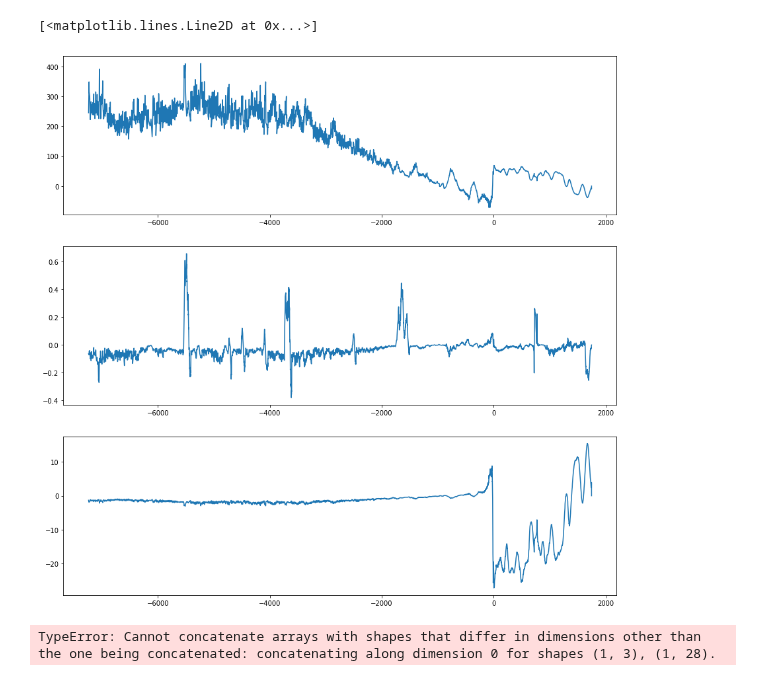
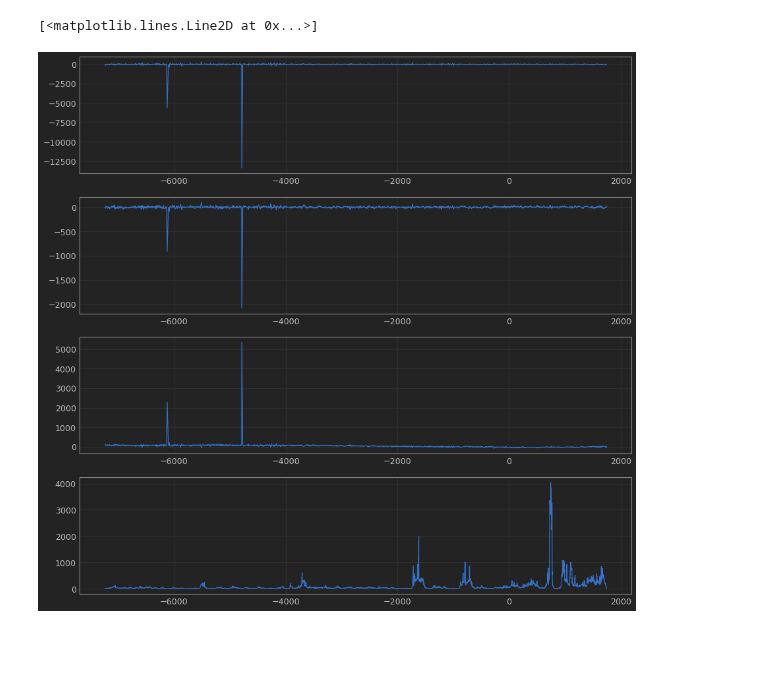
Before and after one commit to SharmaLlama/ticktack, a Jupyter notebook: notebooks/Injection_Recovery.ipynb, the cells around one changed output. Saved outputs shown, nothing was run; the diff lists cells and outputs as text; code cells hidden in the pictures; blank space fills up the shorter version.

```diff
--- a/notebooks/Injection_Recovery.ipynb
+++ b/notebooks/Injection_Recovery.ipynb
@@ -139,30 +137,29 @@ def regression(start, size, /, data=None):
     masked_matrix = design_matrix(masked_data[0])
     lst_square = jax.numpy.linalg.lstsq(masked_matrix.T, masked_data[1].reshape(-1, 1))
     lst_square = lst_square[0].reshape(-1)
+    # So this is all working
 
-    #Need to take this out and play with it
     model = matrix_multiply(masked_matrix.T, lst_square)
-    chi_squared = (masked_data[1] - model) ** 2 / masked_data[2] ** 2
-    return jax.numpy.vstack([lst_square, chi_squared])
+    chi_squared = jax.numpy.sum((masked_data[1] - model) ** 2 / masked_data[2] ** 2)
+    return jax.numpy.hstack([lst_square, chi_squared])
 # %%
 time_series = jax.numpy.sort(intcal[0])
 # %%
 parameters = jax.numpy.array([
-    regression(start, data=intcal) for start in time_series
+    regression(start, 50, data=intcal) for start in time_series
 ])
 # %%
-figure, axes = pyplot.subplots(3, 1, figsize=(15, 15))
+figure, axes = pyplot.subplots(4, 1, figsize=(15, 15))
 axes[0].plot(time_series, parameters[:, 2])
 axes[1].plot(time_series, parameters[:, 1])
 axes[2].plot(time_series, parameters[:, 0])
+axes[3].plot(time_series, parameters[:, 3])
 # %% [output]
 [<matplotlib.lines.Line2D at 0x...>]
-[figure, old version]
+[figure, new version]
 # %%
 test_sample = load("miyake12.csv", sep=" ")
 # %%
 test_parameters = jax.numpy.array(
     [regression(year, 25, data=test_sample) for year in test_sample[0]]
 )
-# %% [output]
-TypeError: Cannot concatenate arrays with shapes that differ in dimensions other than the one being concatenated: concatenating along dimension 0 for shapes (1, 3), (1, 28).
```
Also changed, not shown: parts of 4 cells of this notebook.
